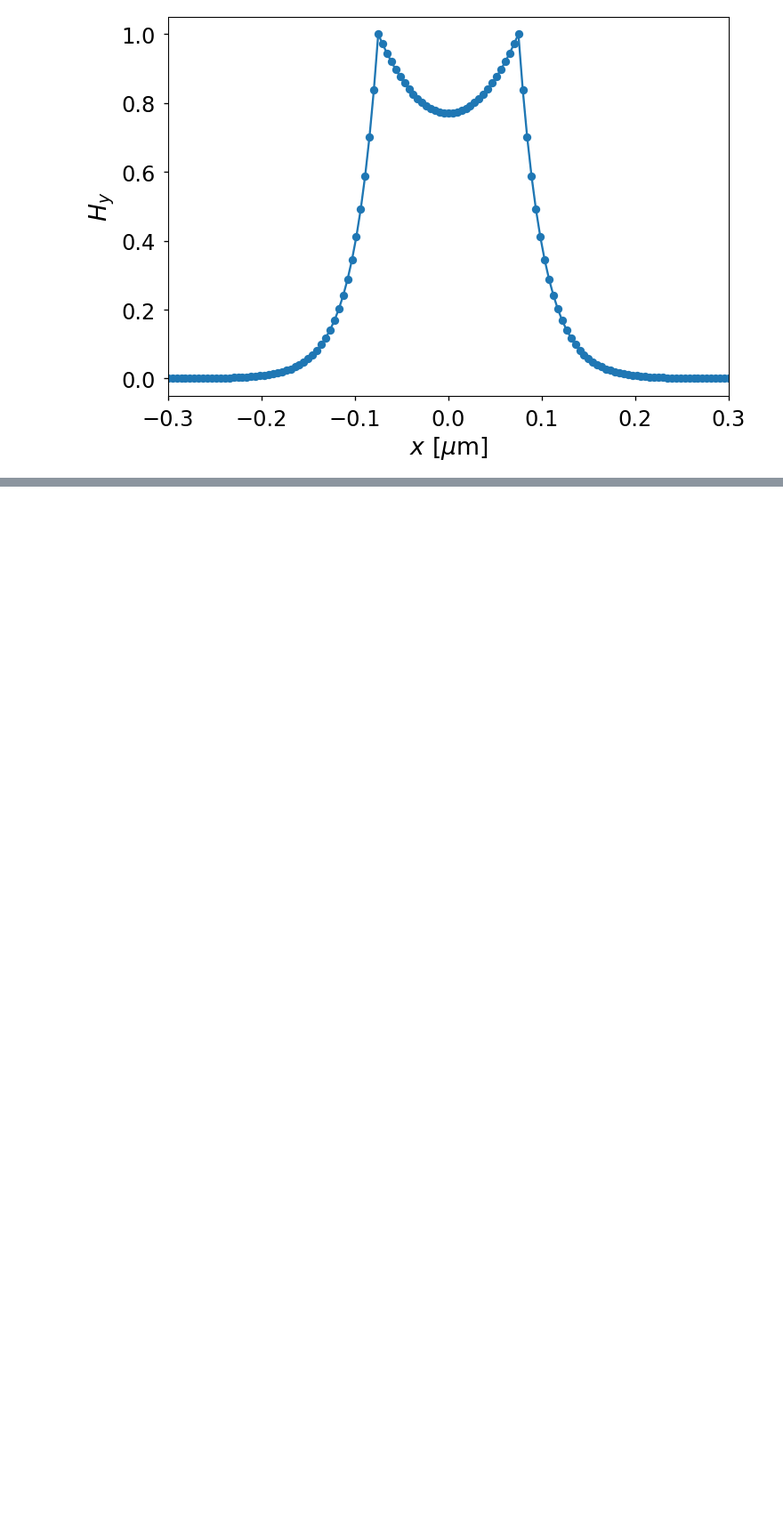
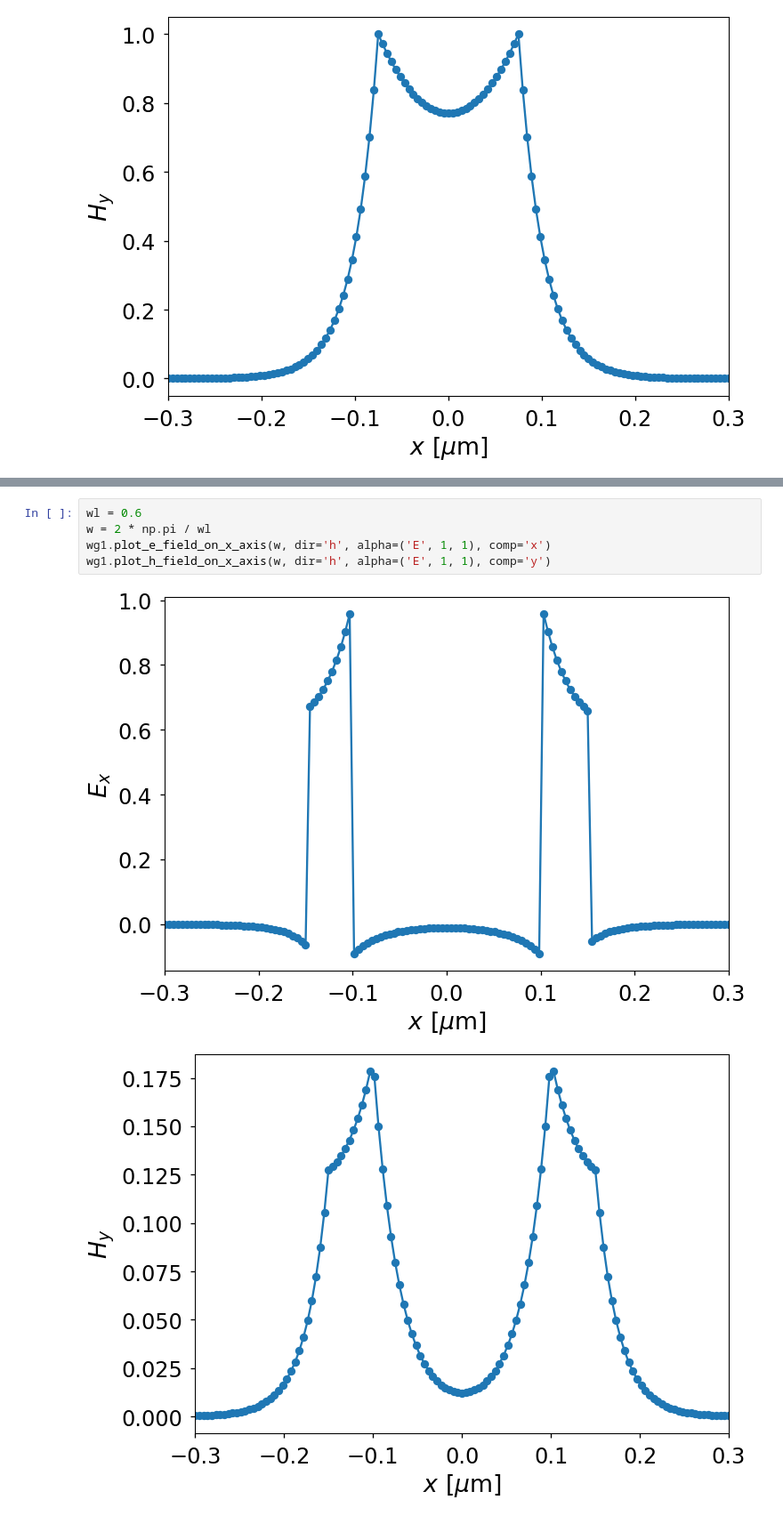
Before and after one commit to mnishida/PyMWM, a Jupyter notebook: docs/notebooks/00_tutorial.ipynb, the cells around one changed output, grey strips where cells are left out. Shown at 89% size. Drawn from its saved outputs; the diff is of its cells as text; blank space fills up the shorter version.

```diff
--- a/docs/notebooks/00_tutorial.ipynb
+++ b/docs/notebooks/00_tutorial.ipynb
@@ -150,0 +206,8 @@ wg2.plot_h_field_on_x_axis(w, dir='h', alpha=('M', 0, 1), comp='y')
+# %%
+wl = 0.6
+w = 2 * np.pi / wl
+wg1.plot_e_field_on_x_axis(w, dir='h', alpha=('E', 1, 1), comp='x')
+wg1.plot_h_field_on_x_axis(w, dir='h', alpha=('E', 1, 1), comp='y')
+# %% [output]
+[figure, added]
+[figure, added]
```
Also changed, not shown: parts of 4 cells of this notebook, 23 other files.
